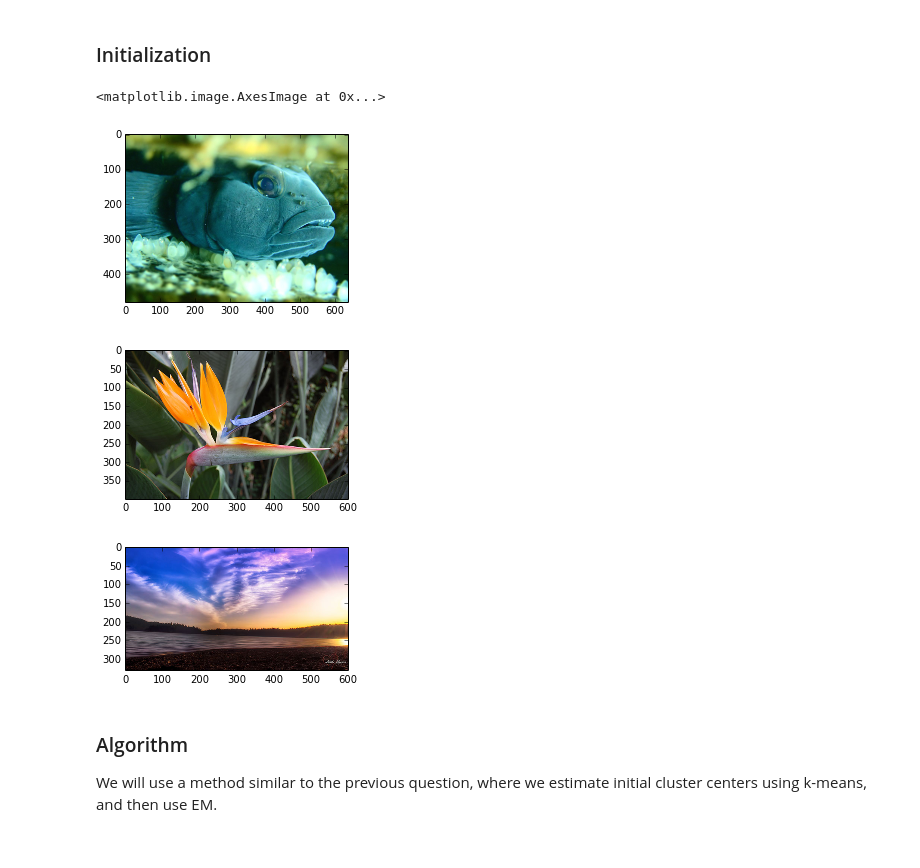
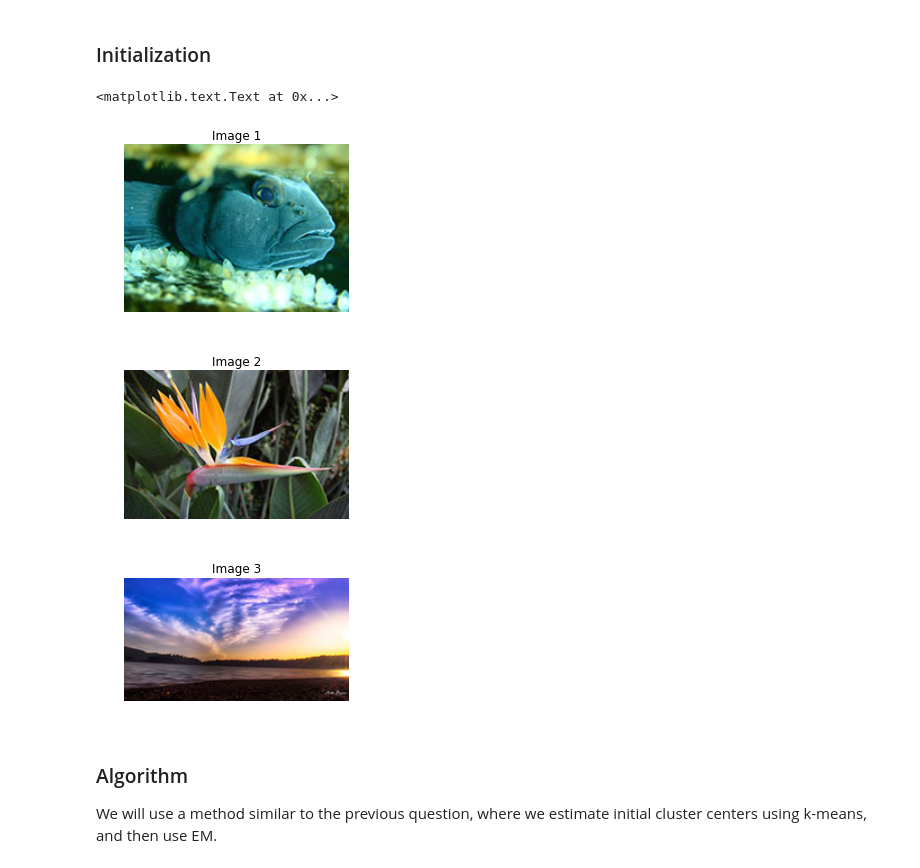
Before and after one commit to roshanjrajan/CS498-AML, a Jupyter notebook: hw6/CS 498 AML HW 6.ipynb, the cells around one changed output. Cells and saved outputs as stored; diff of their text form; code cells hidden in the pictures.

```diff
--- a/hw6/CS 498 AML HW 6.ipynb
+++ b/hw6/CS 498 AML HW 6.ipynb
@@ -226,15 +274,23 @@ img3 = scipy.misc.imread(dirname)
 # %%
 plt.figure(figsize=(4,4))
 plt.imshow(img1)
+plt.axis('off')
+plt.title('Image 1')
+
 plt.figure(figsize=(4,4))
 plt.imshow(img2)
+plt.axis('off')
+plt.title('Image 2')
+
 plt.figure(figsize=(4,4))
 plt.imshow(img3)
+plt.axis('off')
+plt.title('Image 3')
 # %% [output]
-<matplotlib.image.AxesImage at 0x...>
+<matplotlib.text.Text at 0x...>
-[figure, old version]
+[figure, new version]
-[figure, old version]
+[figure, new version]
-[figure, old version]
+[figure, new version]
 # %%
 mat1 = np.reshape(img1,(img1.shape[0]*img1.shape[1],3))
 mat2 = np.reshape(img2,(img2.shape[0]*img2.shape[1],3))
```
Also changed, not shown: parts of 26 cells of this notebook.
